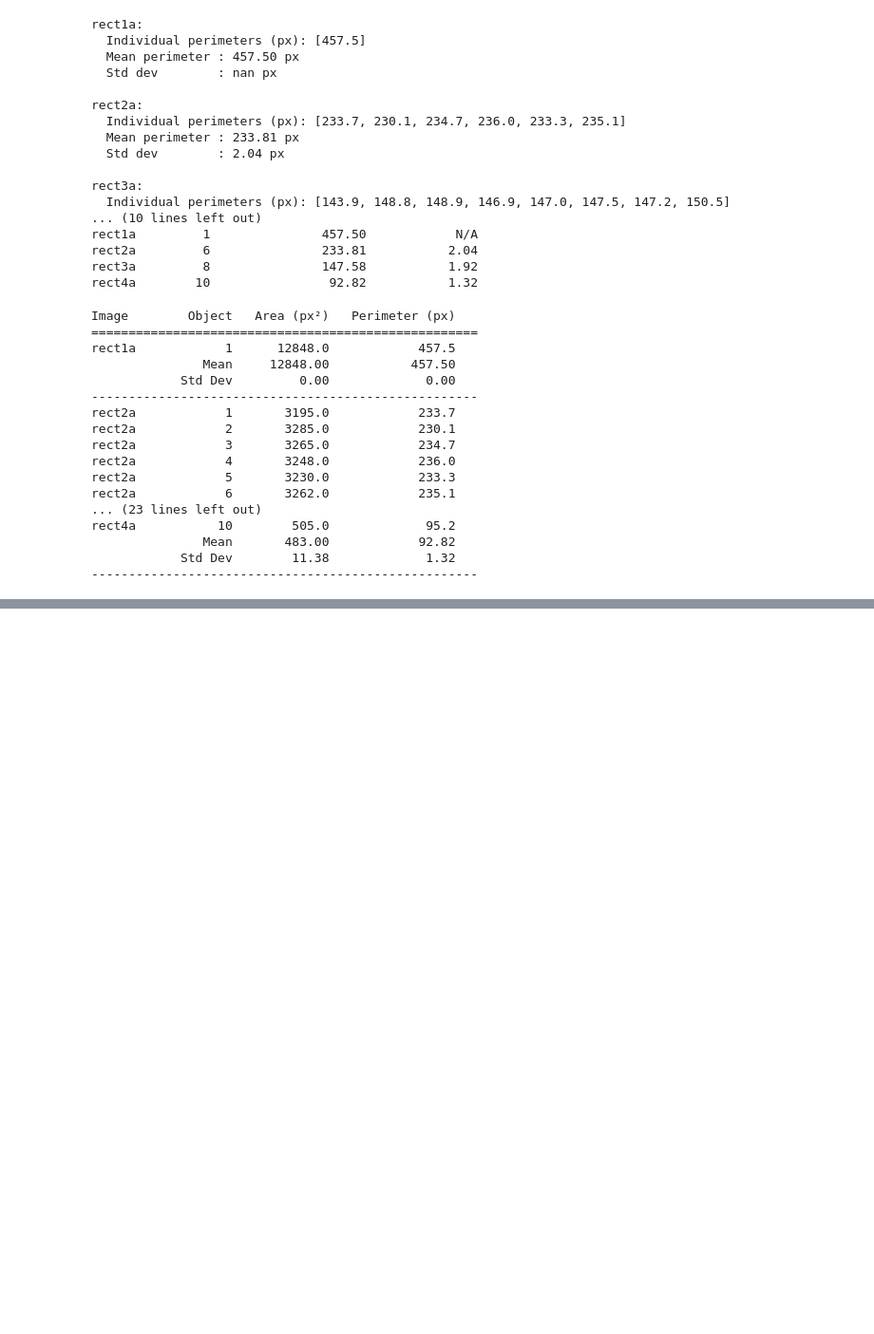
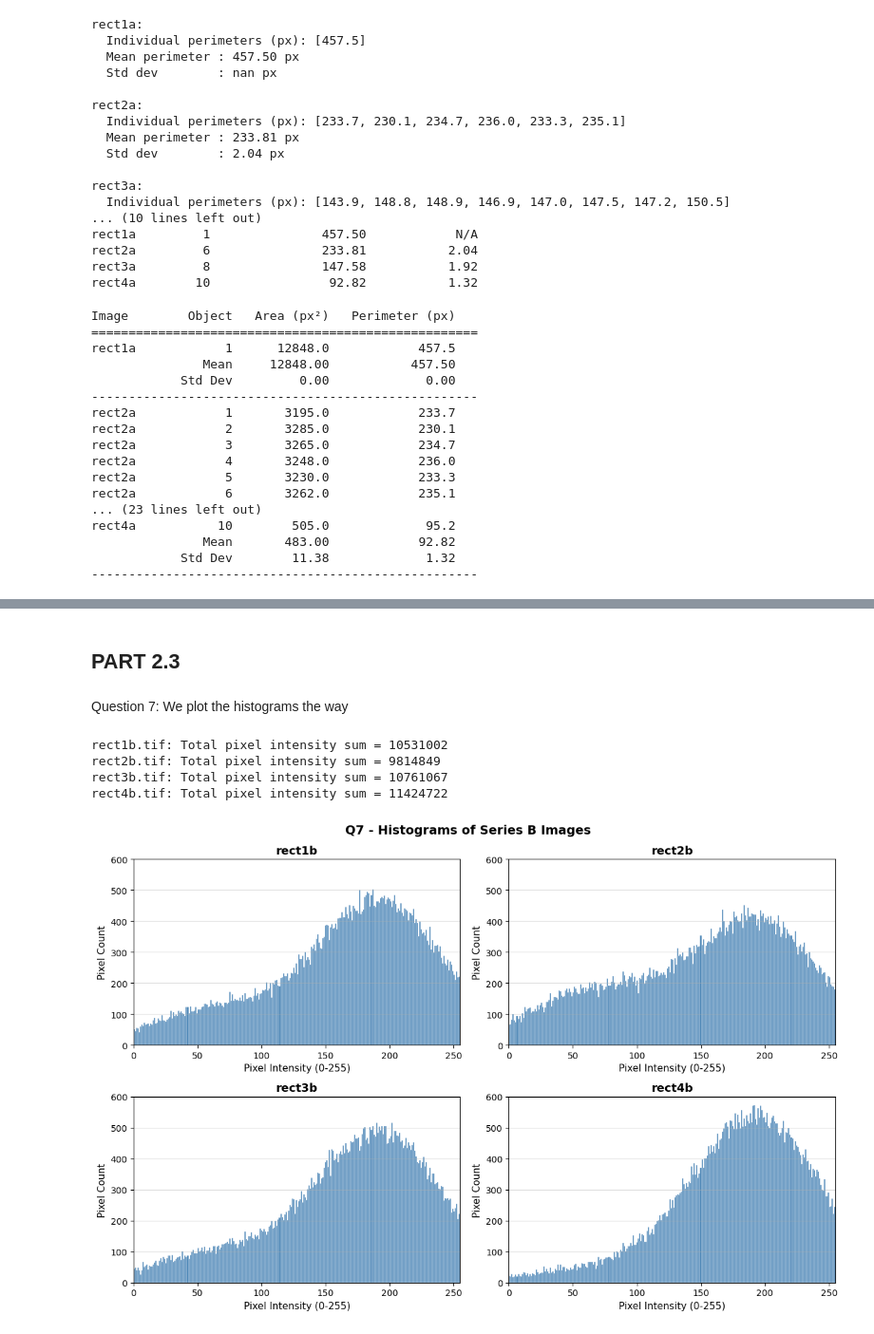
Before and after one commit to watchthedoge/Microscopy_hw, a Jupyter notebook: jupyter.ipynb, the cells around one changed output, grey strips where cells are left out. Shown at 95% size. Saved outputs shown, nothing was run; the diff lists cells and outputs as text; code cells hidden in the pictures; blank space fills up the shorter version.

```diff
--- a/jupyter.ipynb
+++ b/jupyter.ipynb
@@ -269,0 +270,30 @@ rect4a            92.82       1.32        9.6345       0.0143
+# %% [markdown]
+## PART 2.3
+# %% [markdown]
+Question 7: We plot the histograms the way
+# %%
+file_names_b = ['rect1b.tif', 'rect2b.tif', 'rect3b.tif', 'rect4b.tif']
+
+fig, axes = plt.subplots(2, 2, figsize=(12, 8))
+axes = axes.flatten()
+for idx, fname in enumerate(file_names_b):
+    arr = np.array(dip.ImageRead(fname)).flatten()
+    sum_pixels = arr.sum()
+    print(f"{fname}: Total pixel intensity sum = {sum_pixels}")
+    axes[idx].hist(arr, bins=256, color='steelblue', edgecolor='white', linewidth=0.3)
+    axes[idx].set_title(fname.replace('.tif', ''), fontsize=13, fontweight='bold')
+    axes[idx].set_xlabel('Pixel Intensity (0-255)', fontsize=11)
+    axes[idx].set_ylabel('Pixel Count', fontsize=11)
+    axes[idx].set_xlim(0, 255)
+    axes[idx].set_ylim(0, 600)
+    axes[idx].grid(axis='y', alpha=0.4)
+fig.suptitle('Q7 - Histograms of Series B Images', fontsize=14, fontweight='bold')
+plt.tight_layout()
+plt.savefig('output/q7_b_histograms_seriesB.png', bbox_inches='tight')
+plt.show()
+# %% [output]
+rect1b.tif: Total pixel intensity sum = 10531002
+rect2b.tif: Total pixel intensity sum = 9814849
+rect3b.tif: Total pixel intensity sum = 10761067
+rect4b.tif: Total pixel intensity sum = 11424722
+[figure, added]
```
Also changed, not shown: parts of 23 cells of this notebook.
